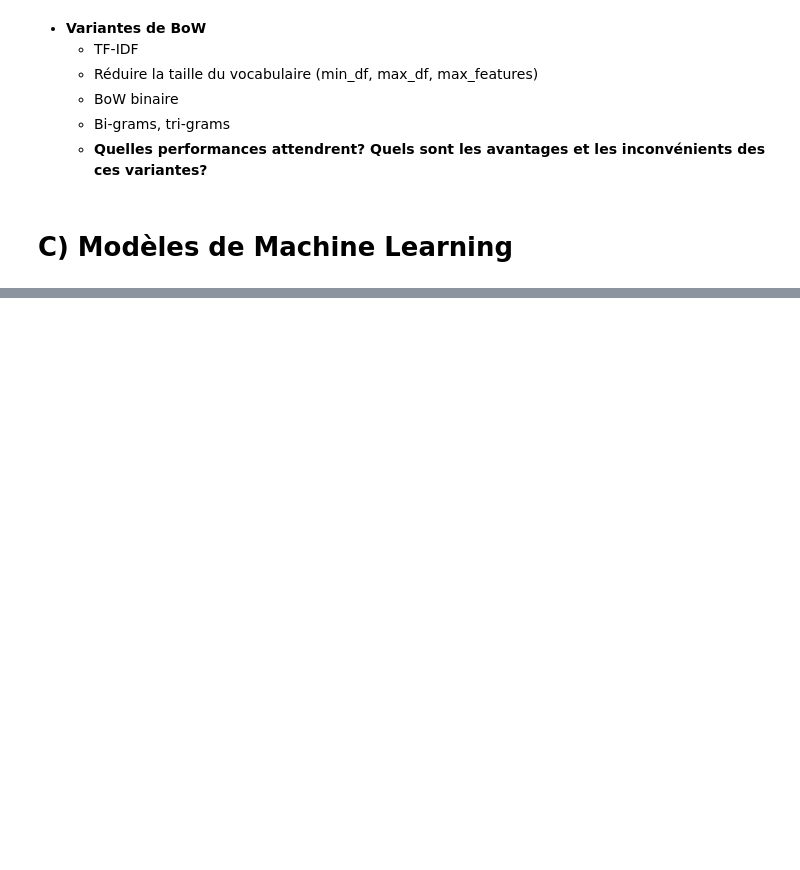
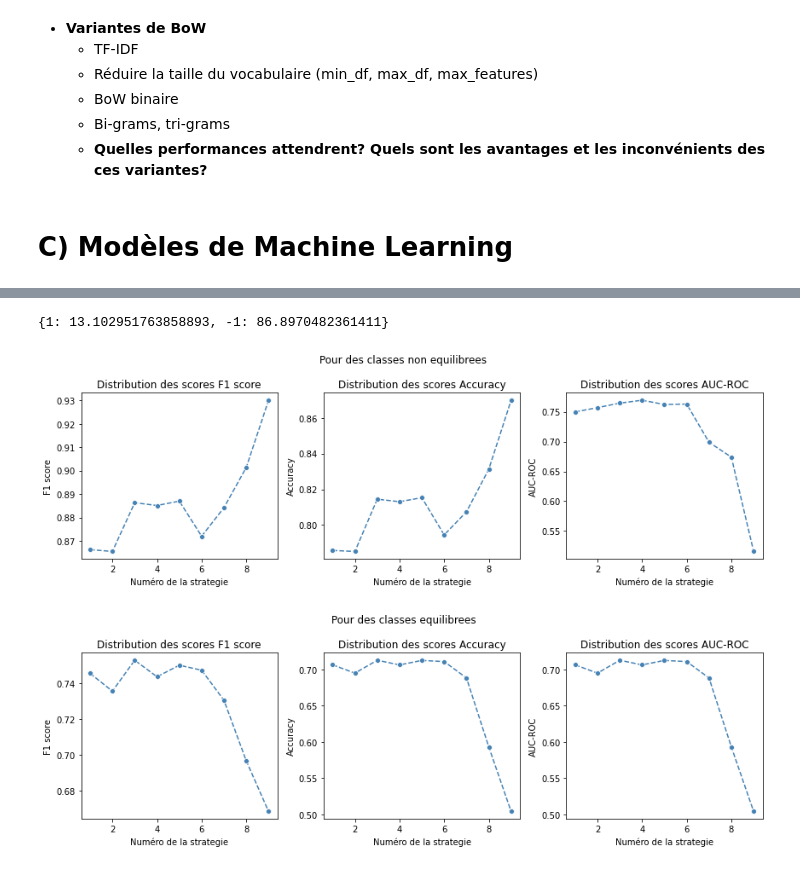
Before and after one commit to Amayas29/analyse-de-sentiments-et-reconnaissance-du-locuteur, a Jupyter notebook: president.ipynb, the cells around one changed output, grey strips where cells are left out. Cells and saved outputs as stored; diff of their text form; code cells hidden in the pictures; blank space fills up the shorter version.

```diff
--- a/president.ipynb
+++ b/president.ipynb
@@ -542,0 +477,56 @@ for X in strats:
+# %%
+def lineplot(scores, ax, score_name):
+    sns.lineplot(x=list(range(1, len(scores)+1)),
+                y=scores, color='steelblue', ax=ax, linestyle='--', marker='o')
+
+    ax.set_xlabel('Numéro de la strategie')
+    ax.set_ylabel(score_name)
+    ax.set_title(f'Distribution des scores {score_name}')
+
+def figure_plot(lstrats, scores_names, fig_name):
+    f1_scores = []
+    accuracy_scores = []
+    roc_auc_scores = []
+
+    for X in lstrats:
+        f1_scores.append(X[scores_names]['f1_score'])
+        accuracy_scores.append(X[scores_names]['accuracy'])
+        roc_auc_scores.append(X[scores_names]['auc_roc'])
+
+    fig, axs = plt.subplots(1, 3, figsize=(12, 4))
+    fig.suptitle(fig_name)
+    lineplot(f1_scores, axs[0], "F1 score")
+    lineplot(accuracy_scores, axs[1], "Accuracy")
+    lineplot(roc_auc_scores, axs[2], "AUC-ROC")
+    plt.tight_layout()
+    plt.show()
+
+def optimization_report(lstrats, model_name):
+    figure_plot(lstrats, f"scores_{model_name}", "Pour des classes non equilibrees")
+    figure_plot(lstrats, f"scores_{model_name}_balanced", "Pour des classes equilibrees")
+# %%
+classe, count = np.unique(ytrain, return_counts=True)
+
+index_max = np.argmax(count)
+index_min = np.argmin(count)
+
+classe_maj = classe[index_max]
+classe_min = classe[index_min]
+
+proba = (1 - count / count.sum()) * 100
+cout = {classe_maj: proba[index_max], classe_min: proba[index_min]}
+cout
+# %% [output]
+{1: 13.102951763858893, -1: 86.8970482361411}
+# %%
+def reglog_optimizer(X, max_iter=1000):
+    reglog = LogisticRegression(max_iter=max_iter, class_weight="balanced")
+    params = {'C': [0.01, 0.1, 0.5, 1, 2], 'penalty': ['l2', None]}
+    cv = StratifiedKFold(n_splits=5, shuffle=True)
+
+    grid = GridSearchCV(reglog, params, cv=cv, n_jobs=-1, scoring='f1_macro')
+    grid.fit(X["base"], ytrain)
+
+    return grid.best_estimator_
+# %%
+optimize_strats(strats, reglog_optimizer, "reglog")
@@ -542,0 +537,5 @@ for X in strats:
+# %%
+optimization_report(strats, "reglog")
+# %% [output]
+[figure, added]
+[figure, added]
```
Also changed, not shown: parts of 61 cells of this notebook, 2 other files.
